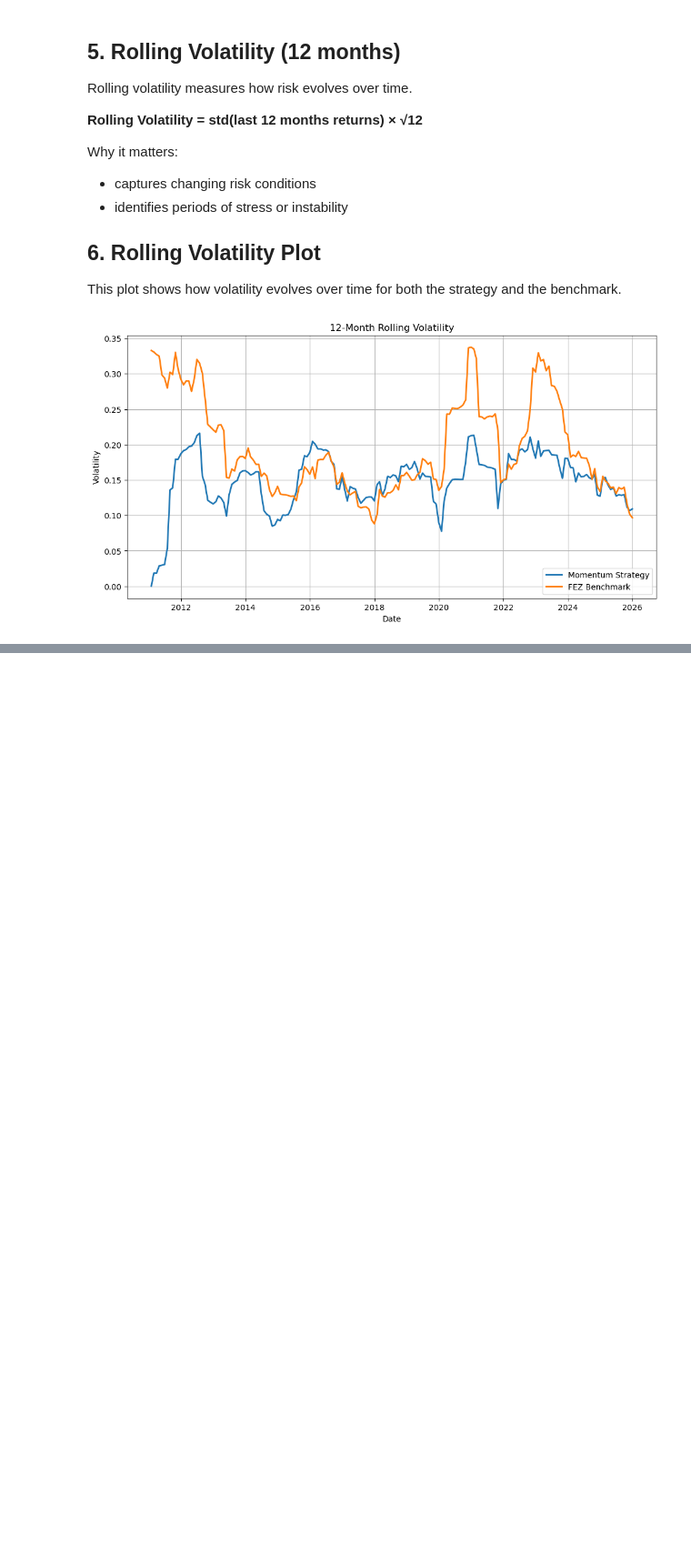
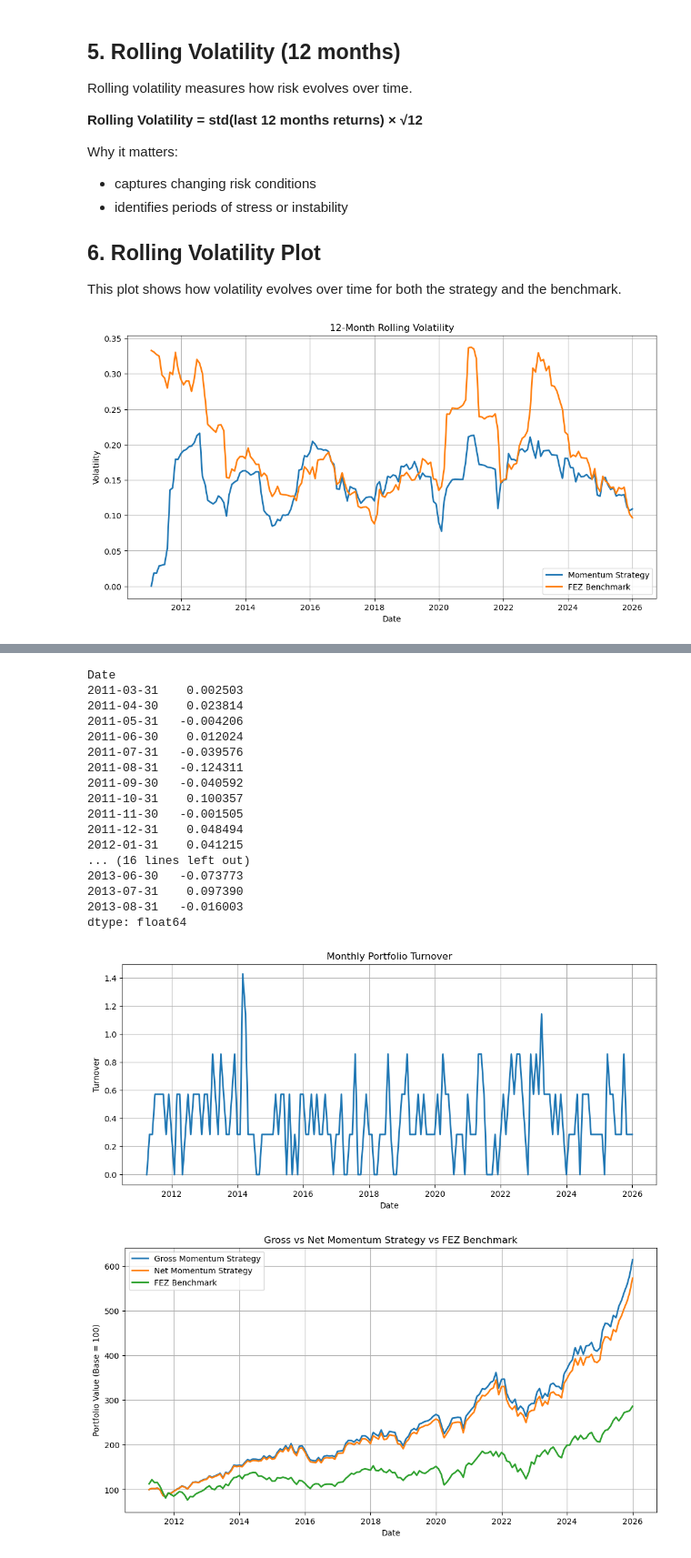
Before and after one commit to nicolasmarveaux456-hue/europe_momentum_backtest, a Jupyter notebook: notebooks/04_risk_costs.ipynb, the cells around one changed output, grey strips where cells are left out. Shown at 91% size. Saved outputs shown, nothing was run; the diff lists cells and outputs as text; code cells hidden in the pictures; blank space fills up the shorter version.

Commit message:
feat: turnover + transaction costs

```diff
--- a/notebooks/04_risk_costs.ipynb
+++ b/notebooks/04_risk_costs.ipynb
@@ -133,0 +164,7 @@ better performance at the cost of higher risk, or whether it remains efficient u
+# %%
+invested_weights = pd.read_csv("../data/invested_weights.csv", index_col=0, parse_dates=True)
+backtest_summary.head()
+
+gross_returns = backtest_summary["Strategy Return"]
+gross_equity = backtest_summary["Strategy Equity"]
+fez_equity = backtest_summary["FEZ Equity"]
@@ -133,0 +201,12 @@ better performance at the cost of higher risk, or whether it remains efficient u
+# %%
+# Monthly turnover based on changes in invested portfolio weights
+turnover = invested_weights.diff().abs().sum(axis=1, min_count=1)
+# Remove periods where the portfolio is not yet invested
+turnover = turnover.dropna()
+turnover.head(15)
+
+print()
+
+cost_rate = 0.001
+transaction_costs = turnover * cost_rate
+transaction_costs.head(15)
@@ -133,0 +258,57 @@ better performance at the cost of higher risk, or whether it remains efficient u
+# %%
+# Align gross returns and transaction costs
+common_index = gross_returns.index.intersection(transaction_costs.index)
+gross_returns = gross_returns.loc[common_index]
+transaction_costs = transaction_costs.loc[common_index]
+
+# Net returns after transaction costs
+net_returns = gross_returns - transaction_costs
+
+# Compute cumulative performance
+gross_equity = 100 * (1 + gross_returns).cumprod()
+net_equity = 100 * (1 + net_returns).cumprod()
+print(net_returns.head(10))
+
+print()
+
+plt.figure(figsize=(12, 5))
+plt.plot(turnover.loc[common_index], linewidth=2)
+plt.title("Monthly Portfolio Turnover")
+plt.xlabel("Date")
+plt.ylabel("Turnover")
+plt.grid(True)
+plt.show()
+
+print()
+
+fez_equity = fez_equity.loc[net_equity.index]
+plt.figure(figsize=(12, 6))
+plt.plot(gross_equity, label="Gross Momentum Strategy", linewidth=2)
+plt.plot(net_equity, label="Net Momentum Strategy", linewidth=2)
+plt.plot(fez_equity, label="FEZ Benchmark", linewidth=2)
+plt.title("Gross vs Net Momentum Strategy vs FEZ Benchmark")
+plt.xlabel("Date")
+plt.ylabel("Portfolio Value (Base = 100)")
+plt.legend()
+plt.grid(True)
+plt.show()
+# %% [output]
+Date
+2011-03-31    0.002503
+2011-04-30    0.023814
+2011-05-31   -0.004206
+2011-06-30    0.012024
+2011-07-31   -0.039576
+2011-08-31   -0.124311
+2011-09-30   -0.040592
+2011-10-31    0.100357
+2011-11-30   -0.001505
+2011-12-31    0.048494
+2012-01-31    0.041215
+... (16 lines left out)
+2013-06-30   -0.073773
+2013-07-31    0.097390
+2013-08-31   -0.016003
+dtype: float64
+[figure, added]
+[figure, added]
```
Also changed, not shown: parts of 10 cells of this notebook, 4 other files.
